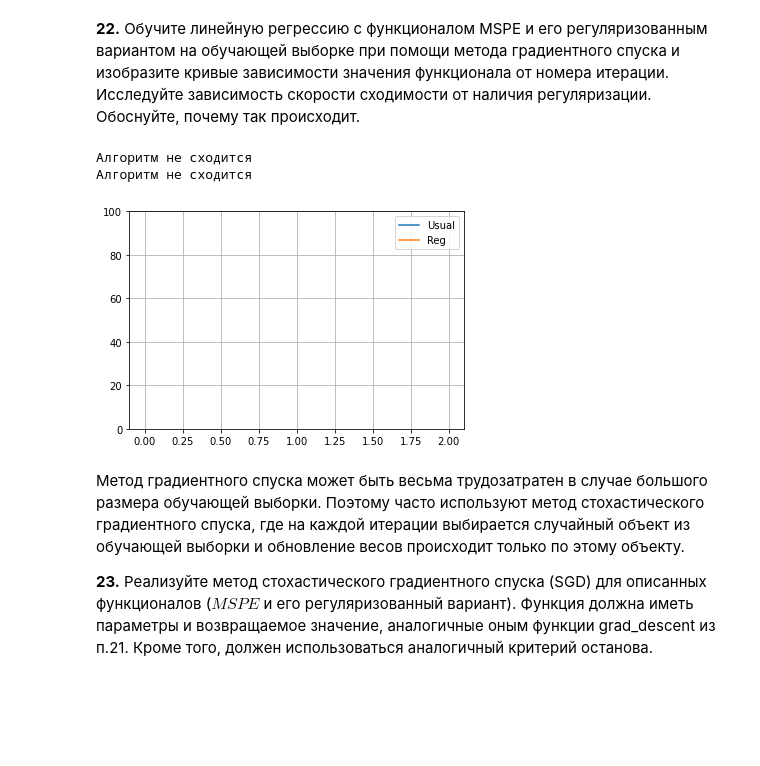
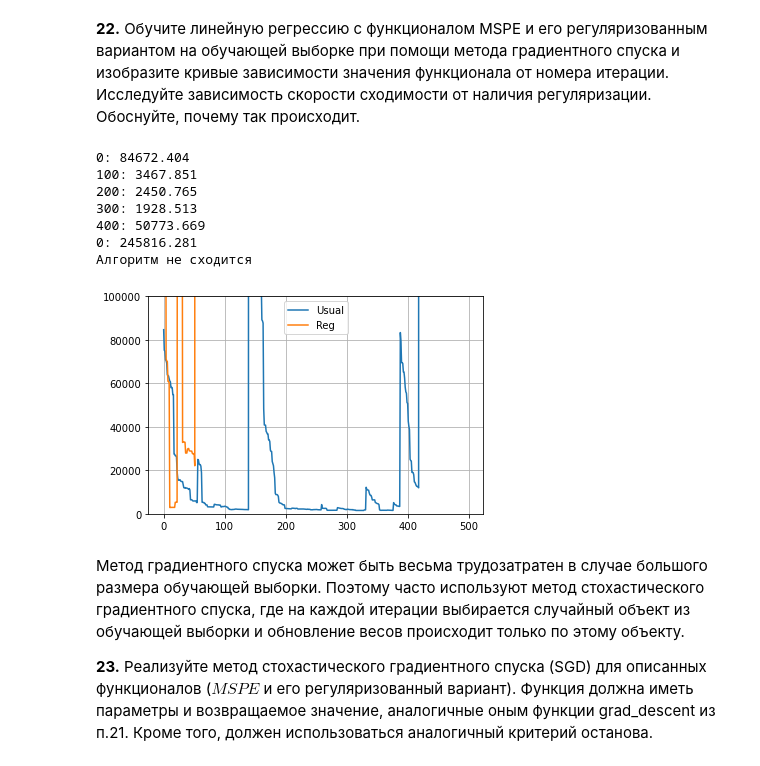
Before and after one commit to Natrofl/intsys_practices, a Jupyter notebook: homework-practice-01-linregr.ipynb, the cells around one changed output. Cells and saved outputs as stored; diff of their text form; code cells hidden in the pictures; blank space fills up the shorter version.

```diff
--- a/homework-practice-01-linregr.ipynb
+++ b/homework-practice-01-linregr.ipynb
@@ -539,7 +537,6 @@ $$MSPE(\{x_i, y_i\}_{i=1}^l, \, w) = \frac{1}{l}\sum_{i=1}^l \left( \frac{y_i -
 $$MSPE(\{x_i, y_i\}_{i=1}^l, \, w) = \frac{1}{l}\sum_{i=1}^l \left( \frac{y_i - \langle w, x_i \rangle }{y_i} \right)^2 + ||w||_2^2.$$
 
 **19.** Добавьте к объектам обеих выборок из п. 16 единичный признак.
-# %%
-data2['One'] = np.ones(data2.shape[0])
-X_train = X_train.reset_index(drop = True)
-y_train = y_train.reset_index(drop = True)
+# %%
+X_train['unit_feature'] = 1
+X_test['unit_feature'] = 1
@@ -655,22 +698,28 @@ plt.show()
 **22.** Обучите линейную регрессию с функционалом MSPE и его регуляризованным вариантом на обучающей выборке при помощи метода градиентного спуска и изобразите кривые зависимости значения функционала от номера итерации. Исследуйте зависимость скорости сходимости от наличия регуляризации. Обоснуйте, почему так происходит.
 # %%
 w = np.random.rand(X_train.shape[1])
-_, history_usual, _ = grad_descent(X_train, y_train, w, 1e-3, 100, 1e-3, False, False)
+_, history_usual, _ = sgd(X_train, y_train, w, 1e-6, 500, 1e-8, False, True)
+
 w = np.random.rand(X_train.shape[1])
-_, history_reg, _ = grad_descent(X_train, y_train, w, 1e-3, 100, 1e-3, True, False)
+_, history_reg, _ = sgd(X_train, y_train, w, 1e-6, 500, 1e-8, True, True)
 # %% [output]
+0: 84672.404
+100: 3467.851
+200: 2450.765
+300: 1928.513
+400: 50773.669
+0: 245816.281
 Алгоритм не сходится
-Алгоритм не сходится
 # %%
 plt.plot(np.arange(len(history_usual)), history_usual, label='Usual')
 plt.plot(np.arange(len(history_reg)), history_reg, label='Reg')
 plt.legend()
 plt.grid()
-plt.ylim([0, 100])
+plt.ylim([0, 100000])
 
 plt.show()
 # %% [output]
-[figure, old version]
+[figure, new version]
 # %% [markdown]
 Метод градиентного спуска может быть весьма трудозатратен в случае большого размера обучающей выборки. Поэтому часто используют метод стохастического градиентного спуска, где на каждой итерации выбирается случайный объект из обучающей выборки и обновление весов происходит только по этому объекту.
 
```
Also changed, not shown: parts of 27 cells of this notebook.
